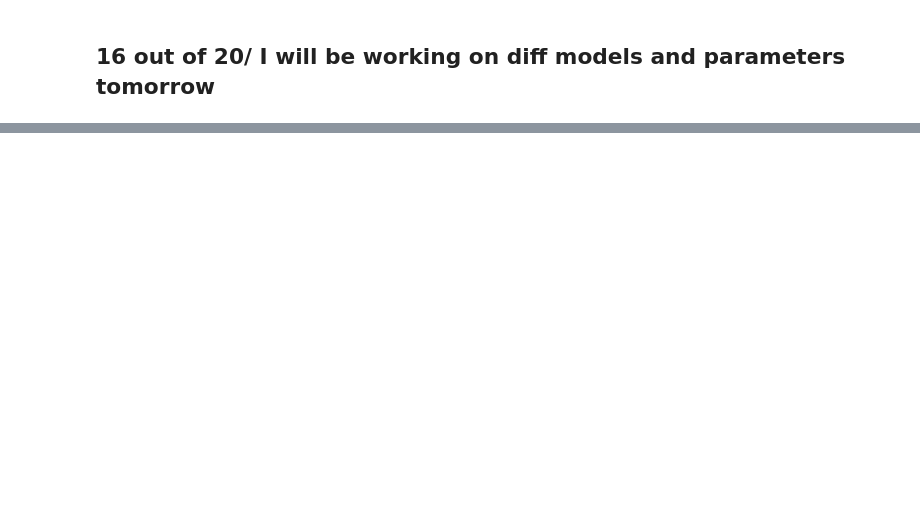
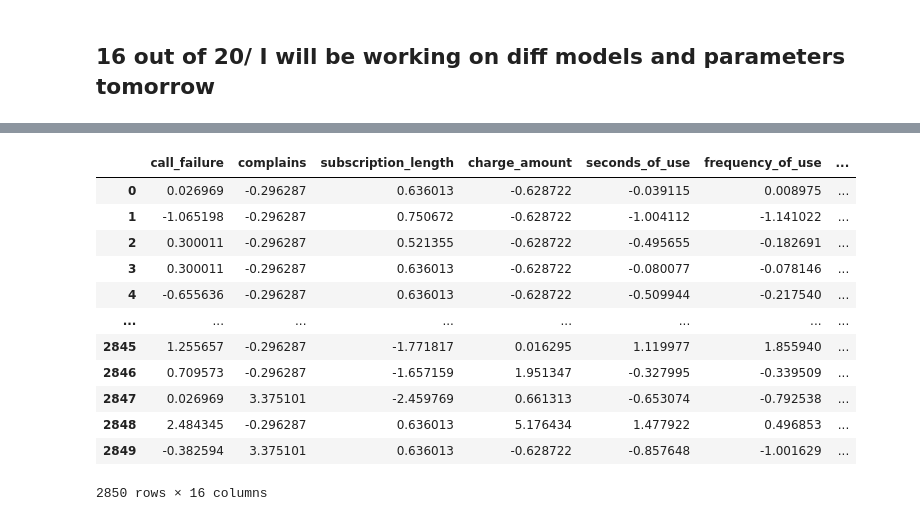
Before and after one commit to AsenSirakov/Machine_Learning_2024_Soft_uni, a Jupyter notebook: Introduction to Machine Learning/Telecom .ipynb, the cells around one changed output, grey strips where cells are left out. Saved outputs shown, nothing was run; the diff lists cells and outputs as text; code cells hidden in the pictures; blank space fills up the shorter version.

```diff
--- a/Introduction to Machine Learning/Telecom .ipynb
+++ b/Introduction to Machine Learning/Telecom .ipynb
@@ -567,0 +532,25 @@ print(comparison_df.head(20))
+# %%
+numerical_columns_1 = [
+  'call_failure', 'complains', 'subscription_length', 'charge_amount',
+       'seconds_of_use', 'frequency_of_use', 'frequency_of_s_m_s',
+       'distinct_called_numbers', 'age_group', 'tariff_plan', 'status', 'age',
+       'customer_value', 'f_n', 'f_p'
+]
+# %%
+data1_snake[numerical_columns_1] = scaler.fit_transform(data1_snake[numerical_columns_1])
+# %%
+data1_snake
+# %% [output]
+|  | call_failure | complains | subscription_length | charge_amount | seconds_of_use | frequency_of_use | ... |
+| 0 | 0.026969 | -0.296287 | 0.636013 | -0.628722 | -0.039115 | 0.008975 | ... |
+| 1 | -1.065198 | -0.296287 | 0.750672 | -0.628722 | -1.004112 | -1.141022 | ... |
+| 2 | 0.300011 | -0.296287 | 0.521355 | -0.628722 | -0.495655 | -0.182691 | ... |
+| 3 | 0.300011 | -0.296287 | 0.636013 | -0.628722 | -0.080077 | -0.078146 | ... |
+| 4 | -0.655636 | -0.296287 | 0.636013 | -0.628722 | -0.509944 | -0.217540 | ... |
+| ... | ... | ... | ... | ... | ... | ... | ... |
+| 2845 | 1.255657 | -0.296287 | -1.771817 | 0.016295 | 1.119977 | 1.855940 | ... |
+| 2846 | 0.709573 | -0.296287 | -1.657159 | 1.951347 | -0.327995 | -0.339509 | ... |
+| 2847 | 0.026969 | 3.375101 | -2.459769 | 0.661313 | -0.653074 | -0.792538 | ... |
+| 2848 | 2.484345 | -0.296287 | 0.636013 | 5.176434 | 1.477922 | 0.496853 | ... |
+| 2849 | -0.382594 | 3.375101 | 0.636013 | -0.628722 | -0.857648 | -1.001629 | ... |
+2850 rows × 16 columns
```
Also changed, not shown: parts of 29 cells of this notebook.
